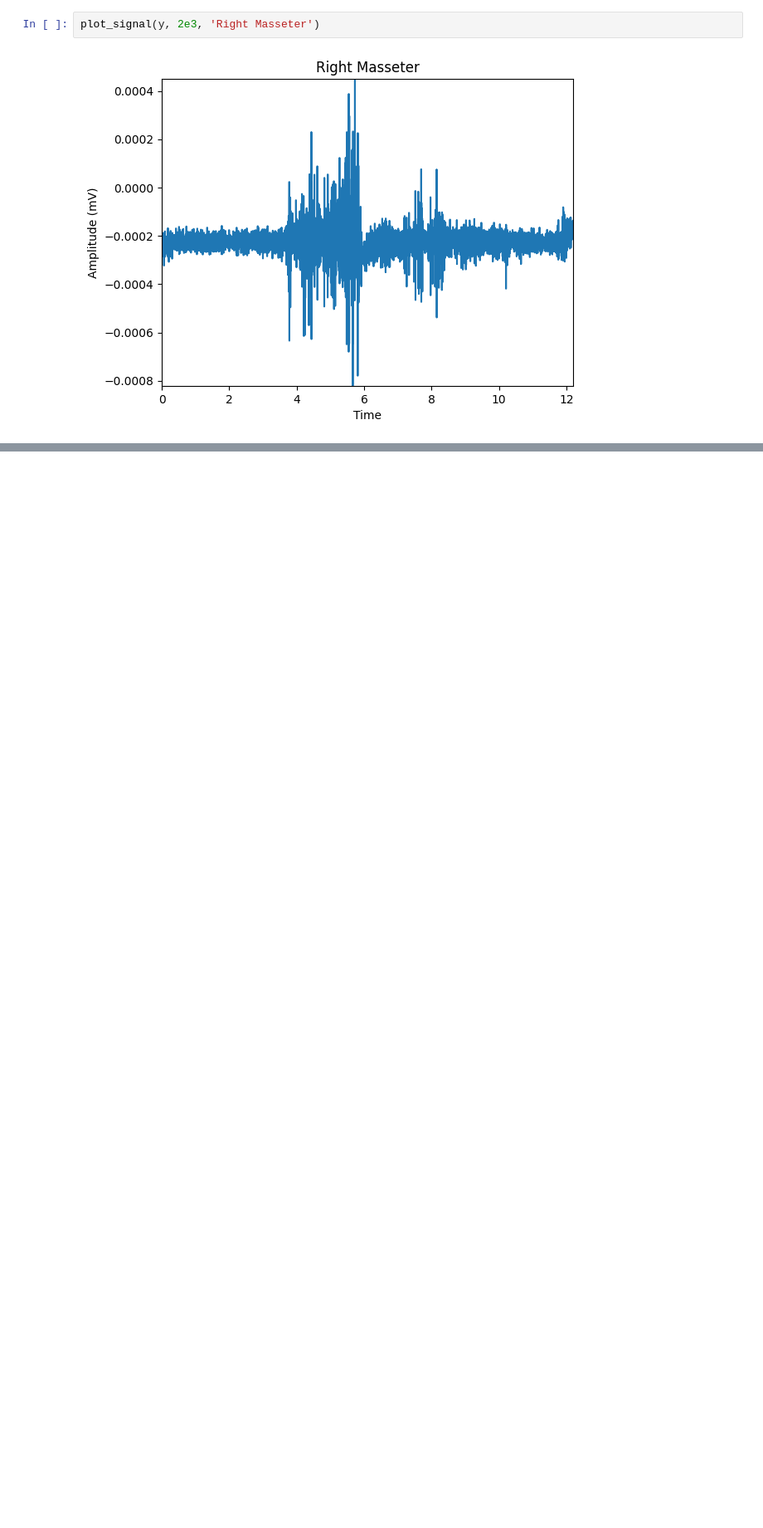
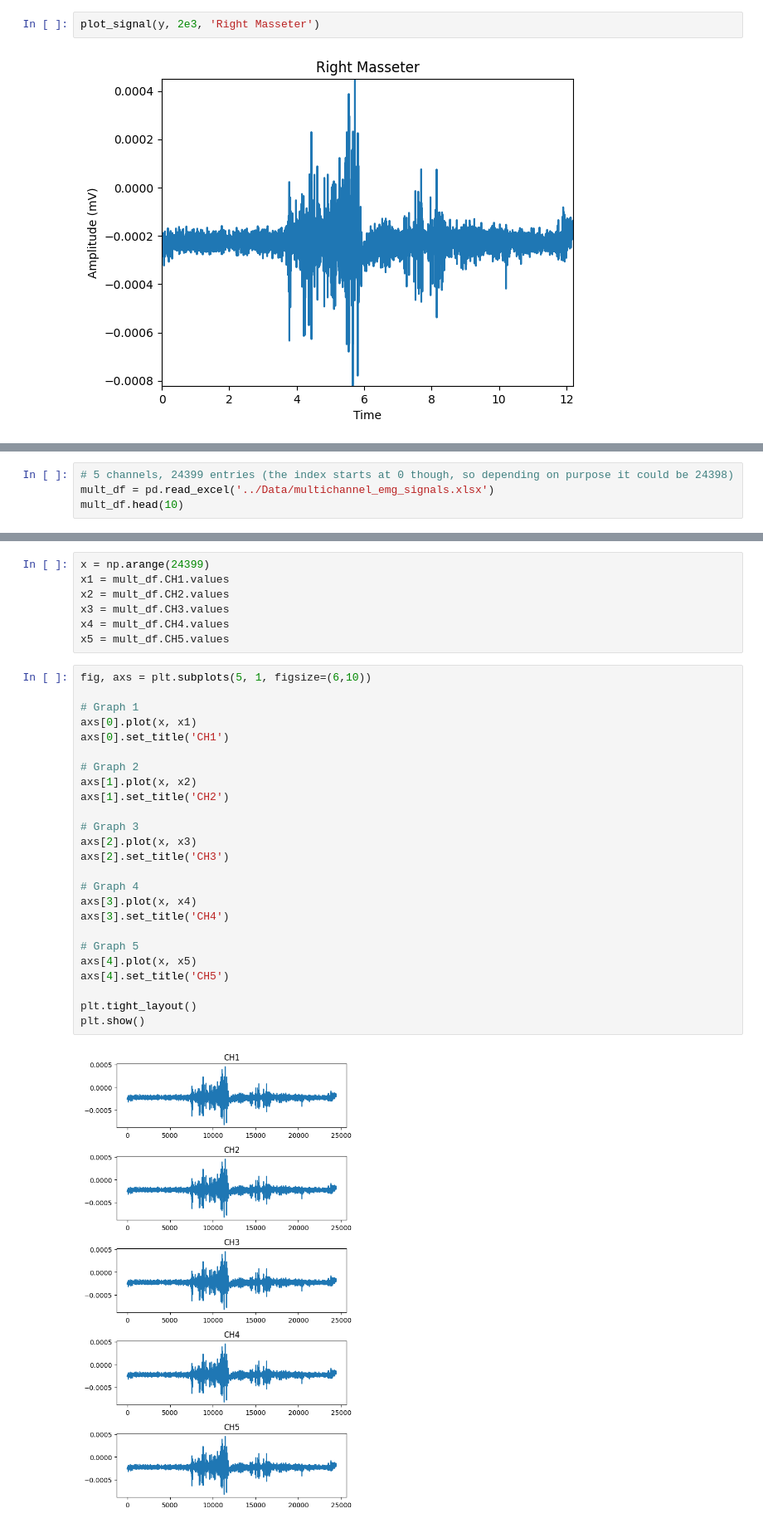
Before and after one commit to SierraAndrews01/EES-Algorithmic-Interpretation-System, a Jupyter notebook: Code/practice.ipynb, the cells around one changed output, grey strips where cells are left out. Shown at 83% size. Saved outputs shown, nothing was run; the diff lists cells and outputs as text; blank space fills up the shorter version.

```diff
--- a/Code/practice.ipynb
+++ b/Code/practice.ipynb
@@ -26,0 +32,4 @@ plot_signal(y, 2e3, 'Right Masseter')
+# %%
+# 5 channels, 24399 entries (the index starts at 0 though, so depending on purpose it could be 24398)
+mult_df = pd.read_excel('../Data/multichannel_emg_signals.xlsx')
+mult_df.head(10)
@@ -26,0 +48,34 @@ plot_signal(y, 2e3, 'Right Masseter')
+# %%
+x = np.arange(24399)
+x1 = mult_df.CH1.values
+x2 = mult_df.CH2.values
+x3 = mult_df.CH3.values
+x4 = mult_df.CH4.values
+x5 = mult_df.CH5.values
+# %%
+fig, axs = plt.subplots(5, 1, figsize=(6,10))
+
+# Graph 1
+axs[0].plot(x, x1)
+axs[0].set_title('CH1')
+
+# Graph 2
+axs[1].plot(x, x2)
+axs[1].set_title('CH2')
+
+# Graph 3
+axs[2].plot(x, x3)
+axs[2].set_title('CH3')
+
+# Graph 4
+axs[3].plot(x, x4)
+axs[3].set_title('CH4')
+
+# Graph 5
+axs[4].plot(x, x5)
+axs[4].set_title('CH5')
+
+plt.tight_layout()
+plt.show()
+# %% [output]
+[figure, added]
```
Also changed, not shown: parts of 7 cells of this notebook.
